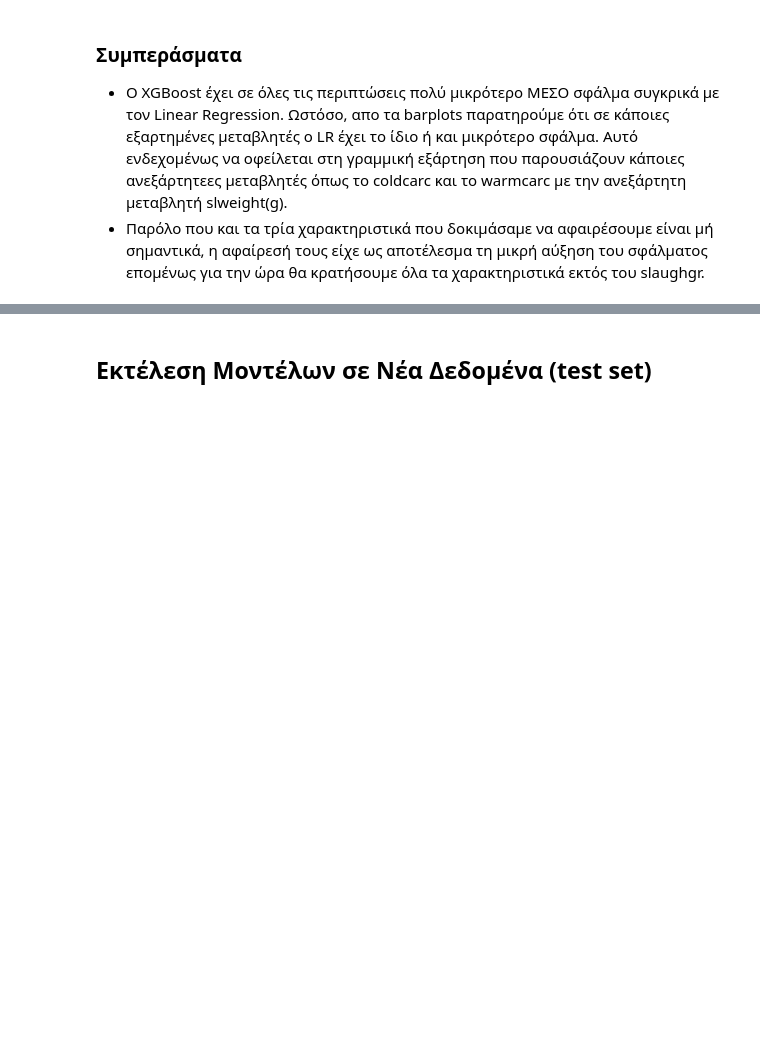
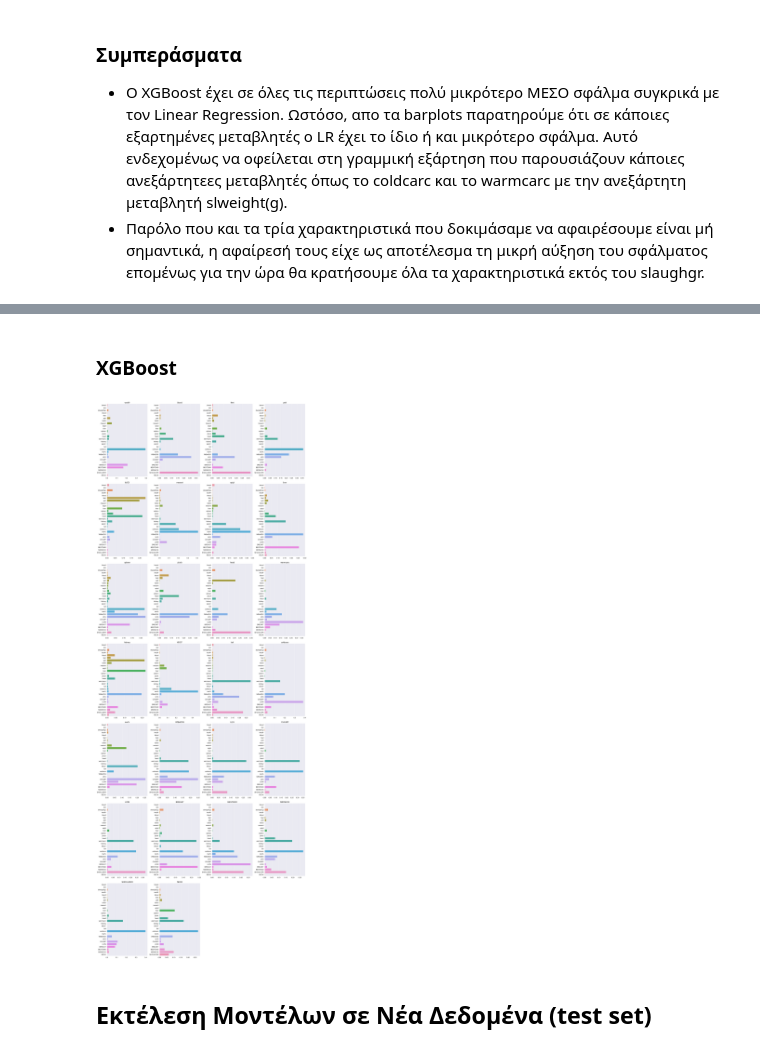
Before and after one commit to antonis-ant/thesis-code, a Jupyter notebook: notebooks/EDA_notebook.ipynb, the cells around one changed output, grey strips where cells are left out. Saved outputs shown, nothing was run; the diff lists cells and outputs as text; code cells hidden in the pictures; blank space fills up the shorter version.

```diff
--- a/notebooks/EDA_notebook.ipynb
+++ b/notebooks/EDA_notebook.ipynb
@@ -480,3 +417,23 @@ plt.show()
+# %% [markdown]
+### XGBoost
+# %%
+# A list to hold the feature importances for each permutation of the dataset
+feat_imps = []
+# Run model(s) and get feature importances for each target variable (1 vs All)
+for col in y_scaled.columns:
+    # Move all target variables except current one to input variables
+    X_alt = pd.concat([X_scaled, y_scaled.drop([col], axis=1)], axis=1)
+    yi = pd.DataFrame(y_scaled[col], columns=[col])
+    # Run model & extract feature importances
+    res = run_xgb_model(X_alt, yi)
+    # Hold feature importances in a dataframe to keep track of the column names for presentation purposes.
+    feat_imps_df = pd.DataFrame(res['feat_imps'], columns=X_alt.columns, index=[col])
+    # Add feature importances dataframe of current target variable to feat_imps list
+    feat_imps.append(feat_imps_df)
+
+plot_1_vs_all_feat_imps(feat_imps, subplt_cols=4, figsz=(35, 100))
+# %% [output]
+[figure, added]
 # %% [markdown]
 ## Εκτέλεση Μοντέλων σε Νέα Δεδομένα (test set)
 # %%
```
Also changed, not shown: parts of 14 cells of this notebook, 3 other files.
